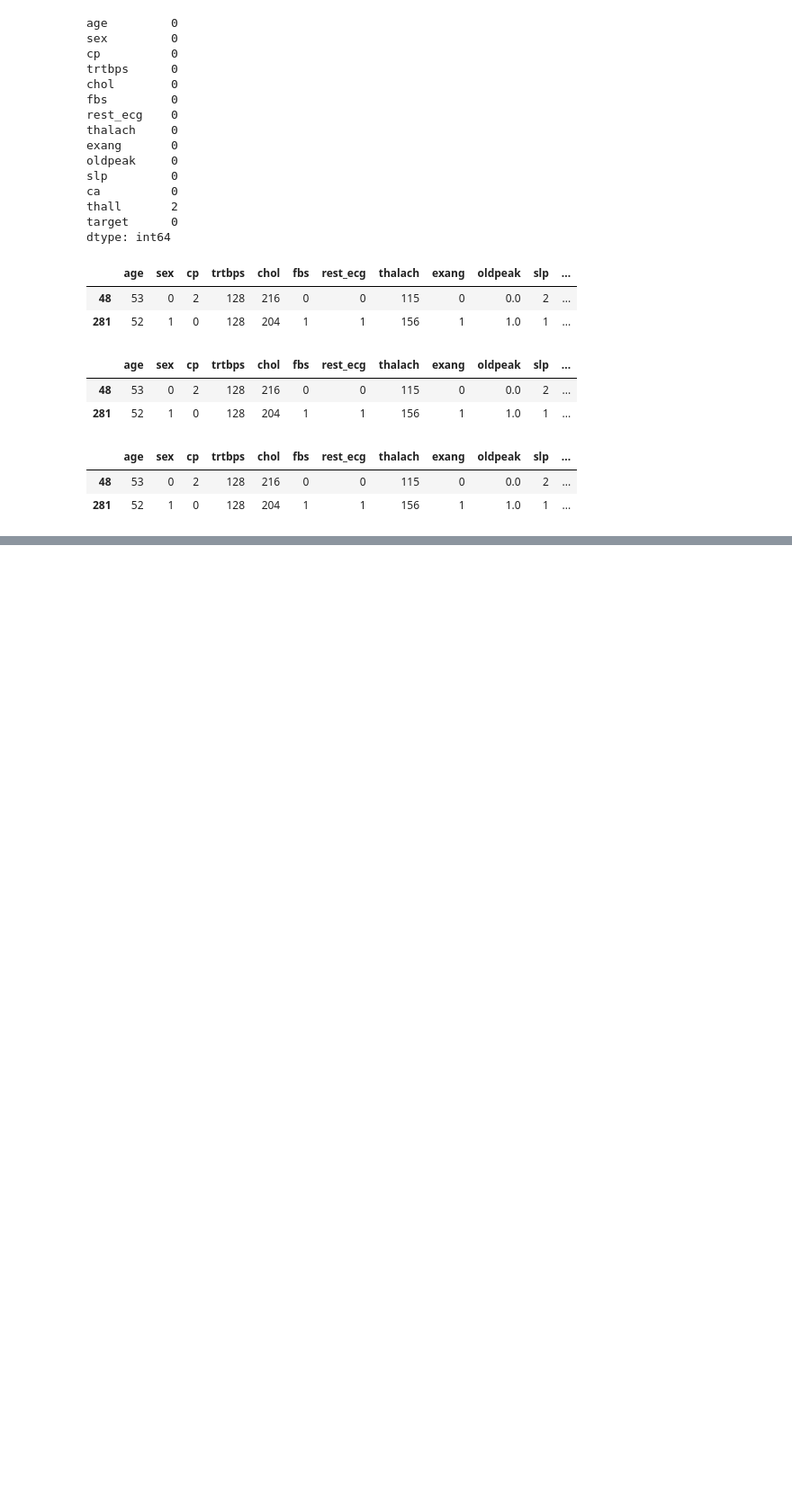
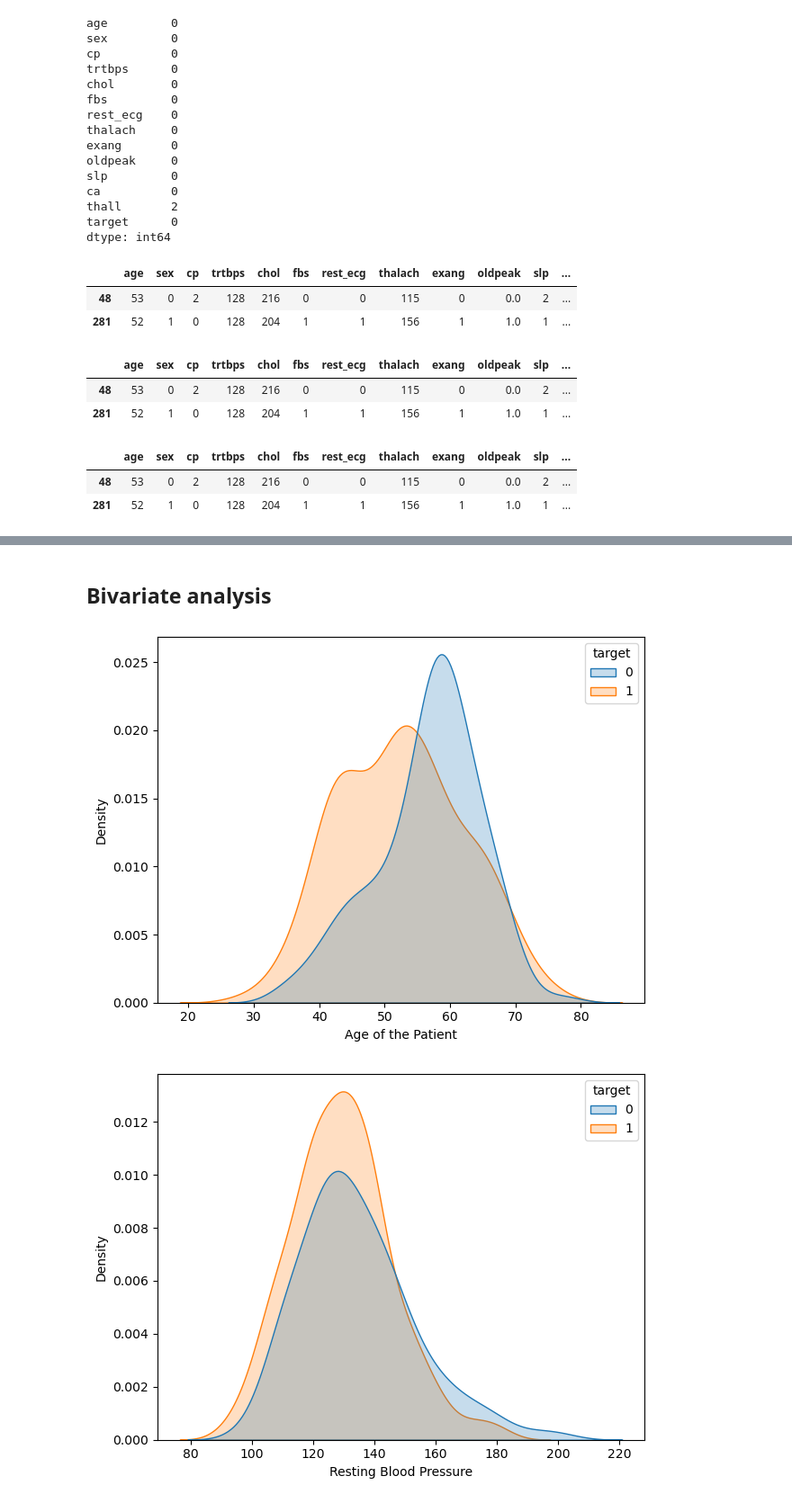
Before and after one commit to vishaltechevangelist/project-heart-attack-analysis-prediction, a Jupyter notebook: Project Heart Attack Prediction .ipynb, the cells around one changed output, grey strips where cells are left out. Shown at 90% size. Drawn from its saved outputs; the diff is of its cells as text; code cells hidden in the pictures; blank space fills up the shorter version.

Commit message:
completing numerical variable analysis with target variable using kdeplot and correlation

```diff
--- a/Project Heart Attack Prediction .ipynb
+++ b/Project Heart Attack Prediction .ipynb
@@ -450,4 +450,5 @@ dataset[dataset['thall'] == 0]
 | 48 | 53 | 0 | 2 | 128 | 216 | 0 | 0 | 115 | 0 | 0.0 | 2 | ... |
 | 281 | 52 | 1 | 0 | 128 | 204 | 1 | 1 | 156 | 1 | 1.0 | 1 | ... |
 # %%
-dataset['thall'].replace({0: np.nan}, inplace=True)
+# dataset['thall'].replace({0: np.nan}, inplace=True) commenting due to warning
+dataset.replace({'thall':{0:np.nan}}, inplace=True)
@@ -508,0 +521,11 @@ dataset.iloc[[48,281]]
+# %% [markdown]
+## Bivariate analysis
+# %%
+for numerical_feature in numeric_var:
+    sns.kdeplot(dataset, x=dataset[numerical_feature], hue='target', fill=True)
+    plt.xlabel(numeric_axis_map[numerical_feature])
+    plt.tight_layout()
+    plt.show()
+# %% [output]
+[figure, added]
+[figure, added]
```
Also changed, not shown: parts of 6 cells of this notebook.
